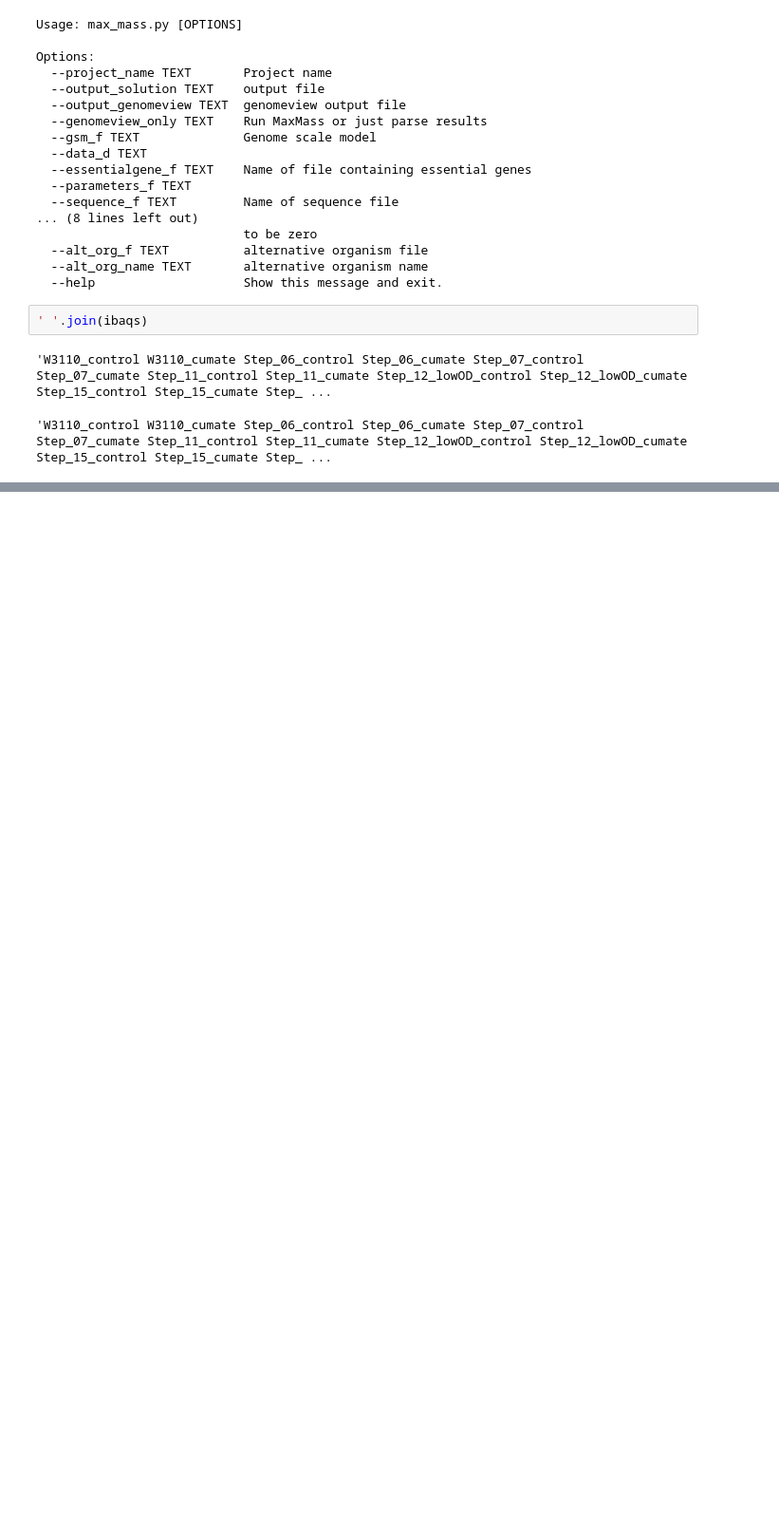
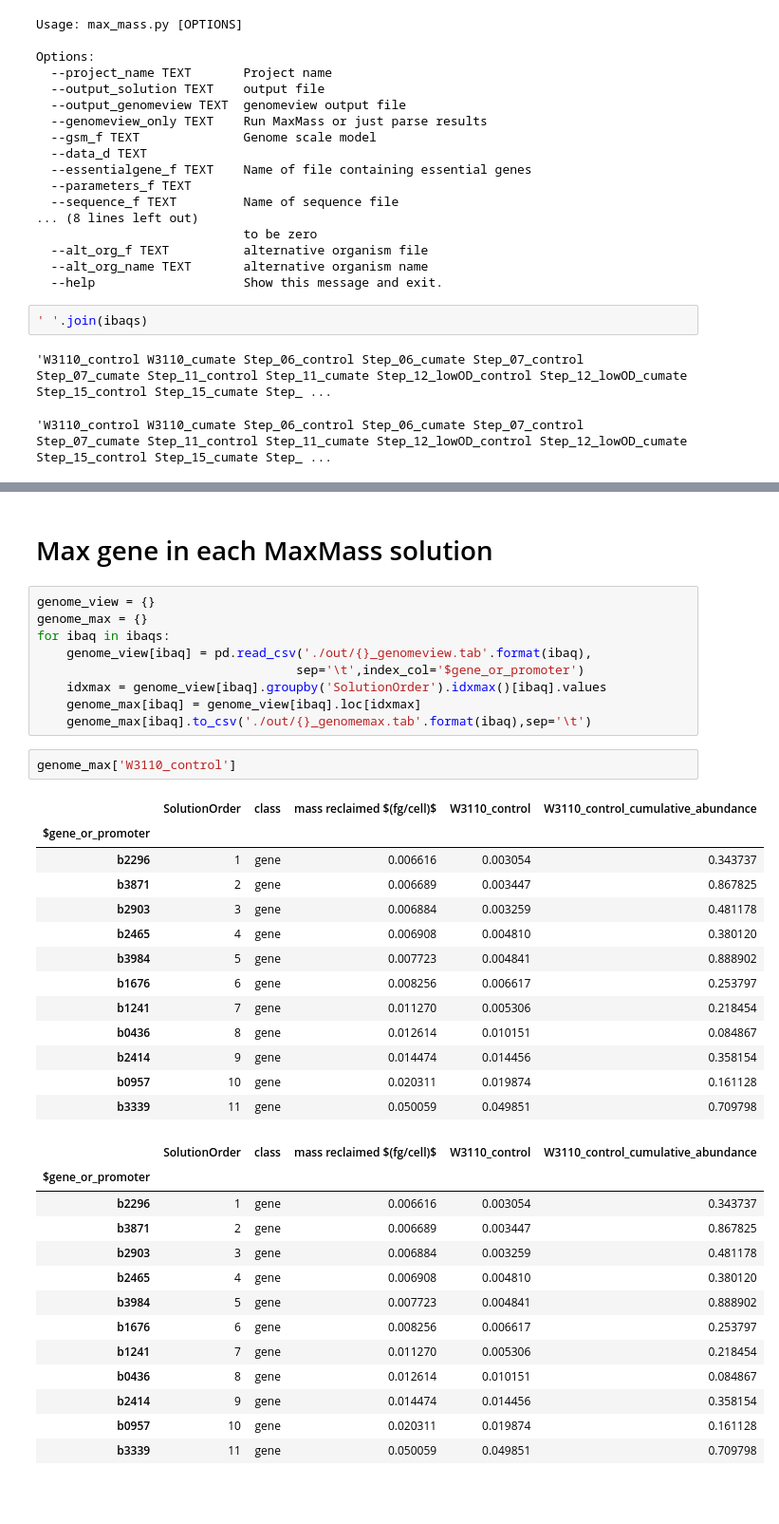
Before and after one commit to djinnome/MaxMass, a Jupyter notebook: src/Add Abundance to induced vs uninduced dataset.ipynb, the cells around one changed output, grey strips where cells are left out. Shown at 95% size. Drawn from its saved outputs; the diff is of its cells as text; blank space fills up the shorter version.

```diff
--- a/src/Add Abundance to induced vs uninduced dataset.ipynb
+++ b/src/Add Abundance to induced vs uninduced dataset.ipynb
@@ -310,5 +347,45 @@ max_mass.py:65 FutureWarning: read_table is deprecated, use read_csv instead, pa
 max_mass.py:65 FutureWarning: read_table is deprecated, use read_csv instead, passing sep='\t'.
 max_mass.py:65 FutureWarning: read_table is deprecated, use read_csv instead, passing sep='\t'.
 max_mass.py:65 FutureWarning: read_table is deprecated, use read_csv instead, passing sep='\t'.
+# %% [markdown]
+# Max gene in each MaxMass solution
+# %%
+genome_view = {}
+genome_max = {}
+for ibaq in ibaqs:
+    genome_view[ibaq] = pd.read_csv('./out/{}_genomeview.tab'.format(ibaq),
+                                   sep='\t',index_col='$gene_or_promoter')
+    idxmax = genome_view[ibaq].groupby('SolutionOrder').idxmax()[ibaq].values
+    genome_max[ibaq] = genome_view[ibaq].loc[idxmax]
+    genome_max[ibaq].to_csv('./out/{}_genomemax.tab'.format(ibaq),sep='\t')
+# %%
+genome_max['W3110_control']
+# %% [output]
+|  | SolutionOrder | class | mass reclaimed $(fg/cell)$ | W3110_control | W3110_control_cumulative_abundance |
+| $gene_or_promoter |  |  |  |  |  |
+| b2296 | 1 | gene | 0.006616 | 0.003054 | 0.343737 |
+| b3871 | 2 | gene | 0.006689 | 0.003447 | 0.867825 |
+| b2903 | 3 | gene | 0.006884 | 0.003259 | 0.481178 |
+| b2465 | 4 | gene | 0.006908 | 0.004810 | 0.380120 |
+| b3984 | 5 | gene | 0.007723 | 0.004841 | 0.888902 |
+| b1676 | 6 | gene | 0.008256 | 0.006617 | 0.253797 |
+| b1241 | 7 | gene | 0.011270 | 0.005306 | 0.218454 |
+| b0436 | 8 | gene | 0.012614 | 0.010151 | 0.084867 |
+| b2414 | 9 | gene | 0.014474 | 0.014456 | 0.358154 |
+| b0957 | 10 | gene | 0.020311 | 0.019874 | 0.161128 |
+| b3339 | 11 | gene | 0.050059 | 0.049851 | 0.709798 |
+|  | SolutionOrder | class | mass reclaimed $(fg/cell)$ | W3110_control | W3110_control_cumulative_abundance |
+| $gene_or_promoter |  |  |  |  |  |
+| b2296 | 1 | gene | 0.006616 | 0.003054 | 0.343737 |
+| b3871 | 2 | gene | 0.006689 | 0.003447 | 0.867825 |
+| b2903 | 3 | gene | 0.006884 | 0.003259 | 0.481178 |
+| b2465 | 4 | gene | 0.006908 | 0.004810 | 0.380120 |
+| b3984 | 5 | gene | 0.007723 | 0.004841 | 0.888902 |
+| b1676 | 6 | gene | 0.008256 | 0.006617 | 0.253797 |
+| b1241 | 7 | gene | 0.011270 | 0.005306 | 0.218454 |
+| b0436 | 8 | gene | 0.012614 | 0.010151 | 0.084867 |
+| b2414 | 9 | gene | 0.014474 | 0.014456 | 0.358154 |
+| b0957 | 10 | gene | 0.020311 | 0.019874 | 0.161128 |
+| b3339 | 11 | gene | 0.050059 | 0.049851 | 0.709798 |
 # %% [markdown]
 #
```
Also changed, not shown: parts of 2 cells of this notebook, 1 other file.
